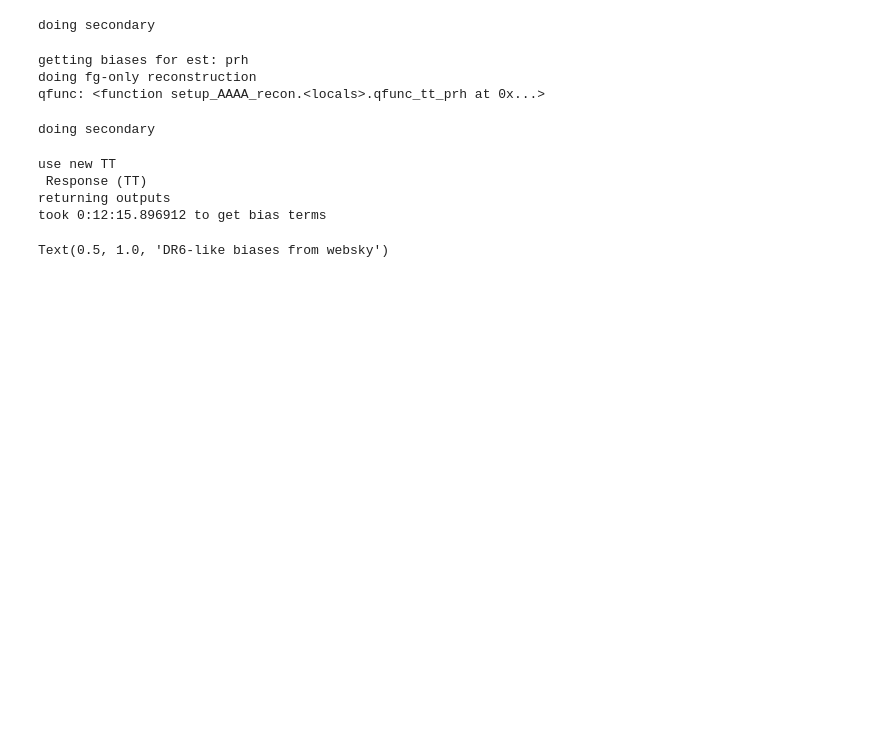
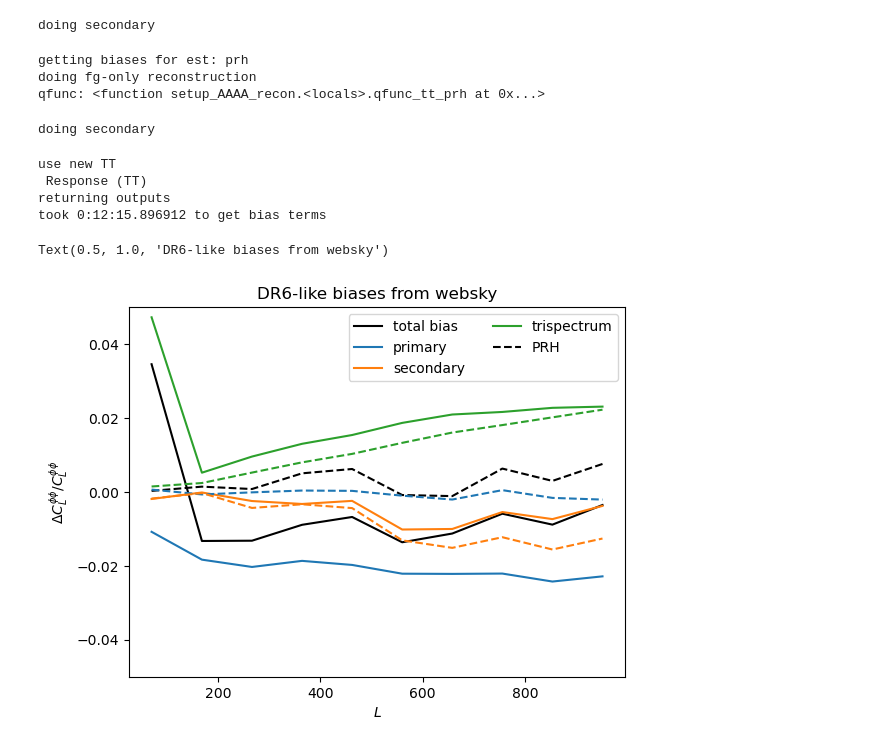
Before and after one commit to simonsobs/fgbias, a Jupyter notebook: examples/dr6_bias.ipynb, the cells around one changed output. Saved outputs shown, nothing was run; the diff lists cells and outputs as text; code cells hidden in the pictures; blank space fills up the shorter version.

Commit message:
plot

```diff
--- a/examples/dr6_bias.ipynb
+++ b/examples/dr6_bias.ipynb
@@ -119,35 +119,36 @@ took 0:12:15.896912 to get bias terms
 # %%
 fig,ax=plt.subplots()
 
 #function for binning Cl
 binner = ClBinner(lmin=20, lmax=1000, nbin=10)
 
 #get true cl_phi_phi to compare biases to
 cl_phiphi_theory = ucls["kk"] / (Ls * (Ls+1) / 2)**2 #get theory to compare to
 cl_phiphi_binned = binner(cl_phiphi_theory)
 
 est, linestyle = "qe","-"
 #ax.plot(binner.bin_mids, binner(bias_stuff["cl_phi"]), color="k", label=r"$C_L^{\phi\phi}$")
-ax.plot(binner.bin_mids, binner(bias_stuff["total_%s"%est])/cl_phiphi_binned, linestyle, color="C0", label="total bias")
-ax.plot(binner.bin_mids, binner(bias_stuff["primary_%s"%est])/cl_phiphi_binned, linestyle, color="C1", label="primary")
-ax.plot(binner.bin_mids, binner(bias_stuff["secondary_%s"%est])/cl_phiphi_binned, linestyle, color="C2", label="secondary")
-ax.plot(binner.bin_mids, binner(bias_stuff["trispectrum_%s"%est])/cl_phiphi_binned, linestyle, color="C3", label="trispectrum")
+ax.plot(binner.bin_mids, binner(bias_stuff["total_%s"%est])/cl_phiphi_binned, linestyle, color="k", label="total bias")
+ax.plot(binner.bin_mids, binner(bias_stuff["primary_%s"%est])/cl_phiphi_binned, linestyle, color="C0", label="primary")
+ax.plot(binner.bin_mids, binner(bias_stuff["secondary_%s"%est])/cl_phiphi_binned, linestyle, color="C1", label="secondary")
+ax.plot(binner.bin_mids, binner(bias_stuff["trispectrum_%s"%est])/cl_phiphi_binned, linestyle, color="C2", label="trispectrum")
 #ax.plot(binner.bin_mids, binner(source_bias_stuff["tri_N0_%s"%est])/cl_phiphi_binned, linestyle,color="C4", label="trispectrum N0")
 
 est, linestyle = "prh","--"
 #ax.plot(binner.bin_mids, binner(bias_stuff["cl_phi"]), color="k", label=r"$C_L^{\phi\phi}$")
-ax.plot(binner.bin_mids, binner(bias_stuff["total_%s"%est])/cl_phiphi_binned, linestyle, color="C0",)# label="total bias")
-ax.plot(binner.bin_mids, binner(bias_stuff["primary_%s"%est])/cl_phiphi_binned, linestyle,color="C1",) # label="primary")
-ax.plot(binner.bin_mids, binner(bias_stuff["secondary_%s"%est])/cl_phiphi_binned, linestyle,color="C2",)# label="secondary")
-ax.plot(binner.bin_mids, binner(bias_stuff["trispectrum_%s"%est])/cl_phiphi_binned, linestyle,color="C3",)# label="trispectrum")
+ax.plot(binner.bin_mids, binner(bias_stuff["total_%s"%est])/cl_phiphi_binned, linestyle, color="k",)# label="total bias")
+ax.plot(binner.bin_mids, binner(bias_stuff["primary_%s"%est])/cl_phiphi_binned, linestyle,color="C0",) # label="primary")
+ax.plot(binner.bin_mids, binner(bias_stuff["secondary_%s"%est])/cl_phiphi_binned, linestyle,color="C1",)# label="secondary")
+ax.plot(binner.bin_mids, binner(bias_stuff["trispectrum_%s"%est])/cl_phiphi_binned, linestyle,color="C2",)# label="trispectrum")
 #ax.plot(binner.bin_mids, binner(source_bias_stuff["tri_N0_%s"%est])/cl_phiphi_binned, linestyle,color="C4",)# label="trispectrum")
 ax.plot([],[],'k--',label="PRH")
 
 ax.set_ylim([-0.05,0.05])
 #ax.set_yscale('symlog')
 ax.legend(ncols=2)
 ax.set_xlabel(r"$L$")
 ax.set_ylabel(r"$\Delta C_L^{\phi\phi} / C_L^{\phi\phi}$")
 ax.set_title(r"DR6-like biases from websky")
 # %% [output]
 Text(0.5, 1.0, 'DR6-like biases from websky')
+[figure, added]
```
Also changed, not shown: parts of 1 cell of this notebook.
